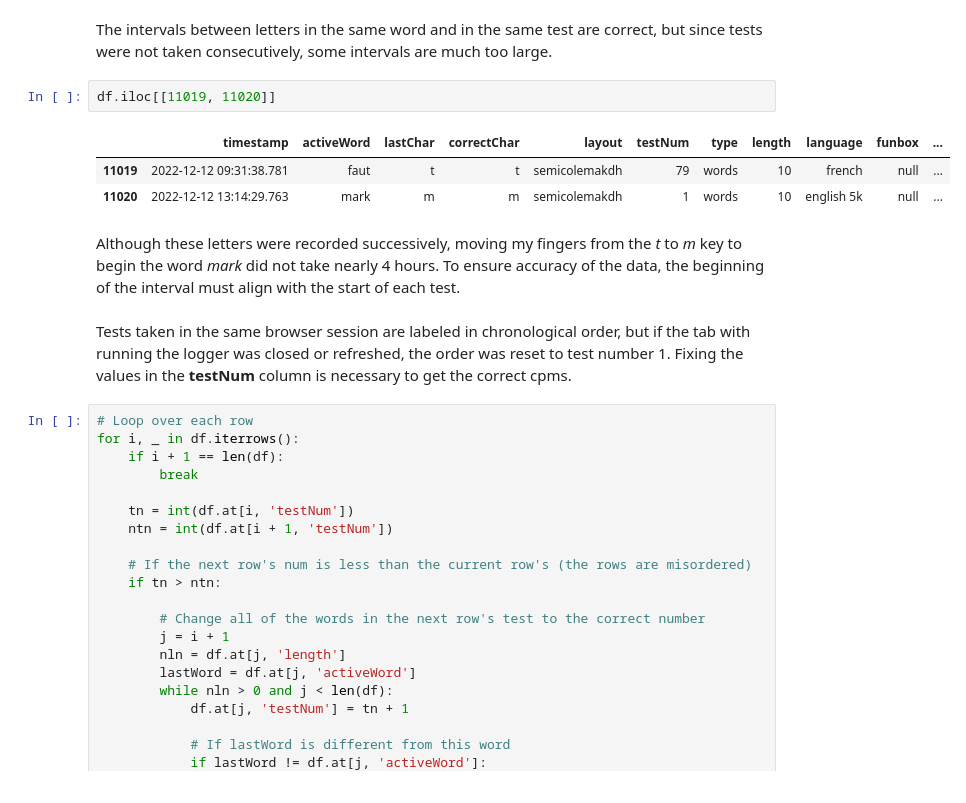
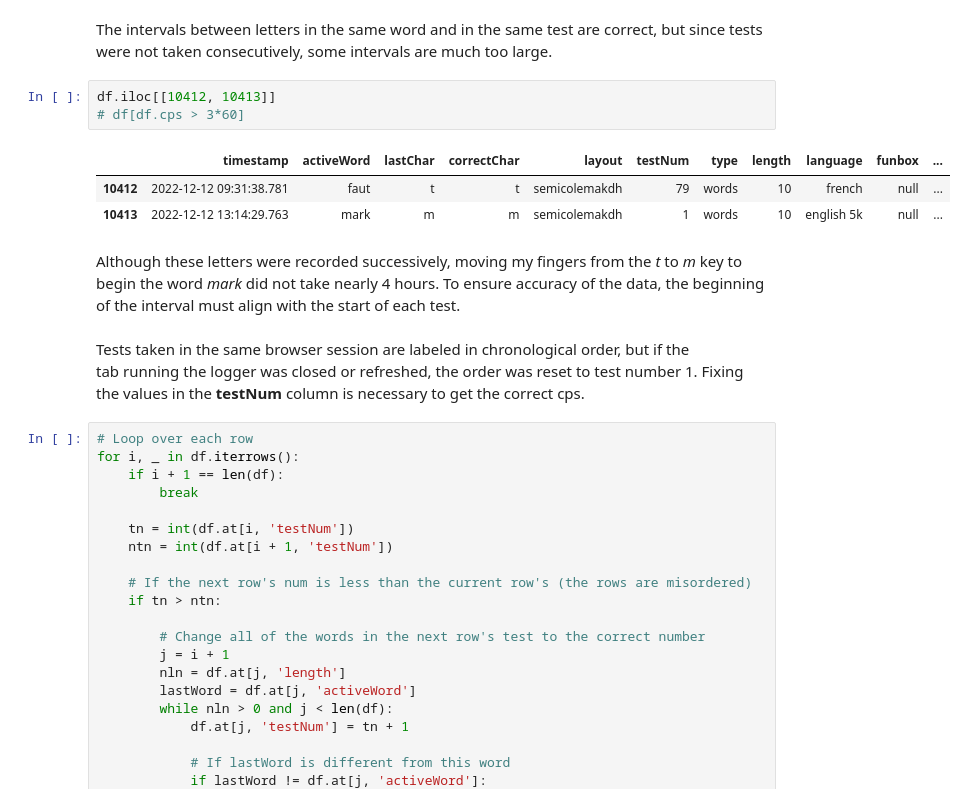
Before and after one commit to rmchorgh/MonkeyTypeMachineLearn, a Jupyter notebook: main.ipynb, the cells around one changed output. Drawn from its saved outputs; the diff is of its cells as text.

```diff
--- a/main.ipynb
+++ b/main.ipynb
@@ -233,16 +232,17 @@ df[["timestamp", "lastChar", "cps"]].head()
 | 4 | 2022-12-12 07:45:17.005 | h | 0.124 |
 # %% [markdown]
 The intervals between letters in the same word and in the same test are correct, but since tests were not taken consecutively, some intervals are much too large.
-# %%
-df.iloc[[11019, 11020]]
-# %% [output]
-|  | timestamp | activeWord | lastChar | correctChar | layout | testNum | type | length | language | funbox | ... |
-| 11019 | 2022-12-12 09:31:38.781 | faut | t | t | semicolemakdh | 79 | words | 10 | french | null | ... |
-| 11020 | 2022-12-12 13:14:29.763 | mark | m | m | semicolemakdh | 1 | words | 10 | english 5k | null | ... |
+# %%
+df.iloc[[10412, 10413]]
+# df[df.cps > 3*60]
+# %% [output]
+|  | timestamp | activeWord | lastChar | correctChar | layout | testNum | type | length | language | funbox | ... |
+| 10412 | 2022-12-12 09:31:38.781 | faut | t | t | semicolemakdh | 79 | words | 10 | french | null | ... |
+| 10413 | 2022-12-12 13:14:29.763 | mark | m | m | semicolemakdh | 1 | words | 10 | english 5k | null | ... |
 # %% [markdown]
 Although these letters were recorded successively, moving my fingers from the _t_ to _m_ key to begin the word _mark_ did not take nearly 4 hours. To ensure accuracy of the data, the beginning of the interval must align with the start of each test.
 # %% [markdown]
-Tests taken in the same browser session are labeled in chronological order, but if the tab with running the logger was closed or refreshed, the order was reset to test number 1. Fixing the values in the __testNum__ column is necessary to get the correct cpms.
+Tests taken in the same browser session are labeled in chronological order, but if the tab running the logger was closed or refreshed, the order was reset to test number 1. Fixing the values in the __testNum__ column is necessary to get the correct cps.
 # %%
 # Loop over each row
 for i, _ in df.iterrows():
```
Also changed, not shown: parts of 37 cells of this notebook, 2 other files.
